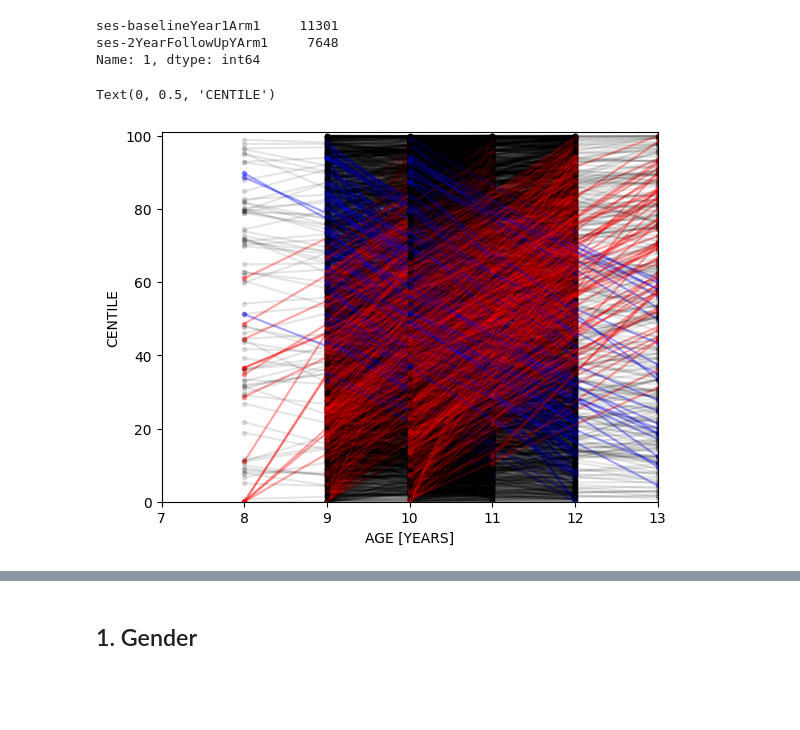
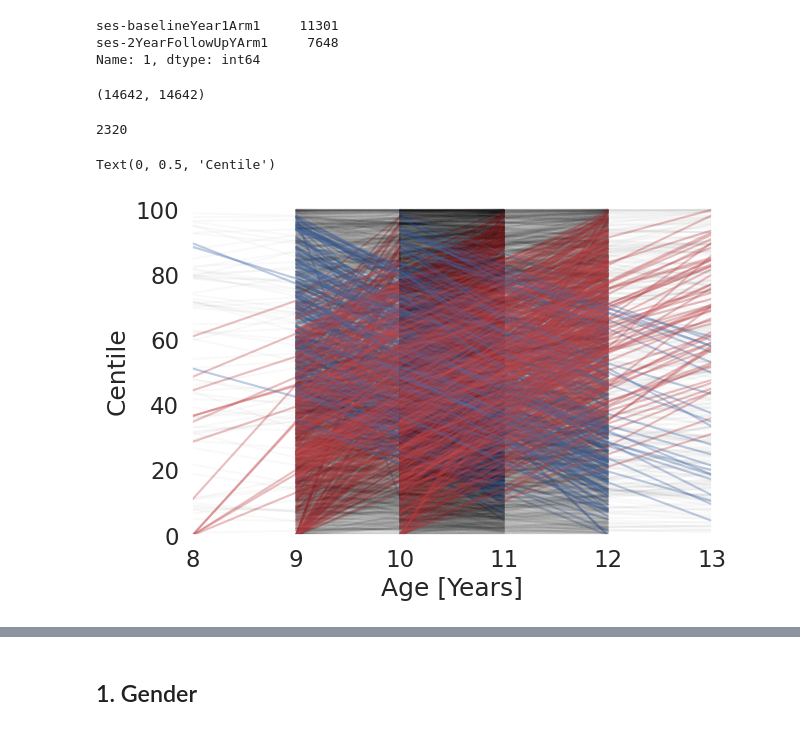
Before and after one commit to AIM-KannLab/itmt, a Jupyter notebook: ABCD-plots.ipynb, the cells around one changed output, grey strips where cells are left out. Drawn from its saved outputs; the diff is of its cells as text; code cells hidden in the pictures; blank space fills up the shorter version.

```diff
--- a/ABCD-plots.ipynb
+++ b/ABCD-plots.ipynb
@@ -184,7 +184,7 @@ Y_tmt = []
 # Directional vectors
 U_age = []
 V_tmt = []
-
+ids =[]
 id_list = df[df['Dataset']=='ABCD']['ID'].str.split("_", expand=True)[0]
 for i in range(0, len(id_list)):
     id_pat = id_list.iloc[i]
@@ -209,6 +209,7 @@ for i in range(0, len(id_list)):
             second = find_exact_percentile_return_number(df[df['ID'].str.contains(id_pat)].iloc[1]['TMT PRED AVG filtered'],
                                     second_age,
                                     df_centile_girls)
+        ids.append(id_pat)
         X_age.append(first_age)
         Y_tmt.append(first)
         U_age.append(second_age)
@@ -220,51 +221,61 @@ X_age = np.asarray(X_age)
 Y_tmt = np.asarray(Y_tmt)
 U_age = np.asarray(U_age)
 V_tmt = np.asarray(V_tmt)
+# %%
+len(ids),len(X_age)
+# %% [output]
+(14642, 14642)
 # %%
 def magnitude_(x_values,y_values):
-    alpha = 50
+    alpha = 25
     if (x_values[1]-x_values[0])>=0 and (y_values[1]-y_values[0])>=0:
         if abs(y_values[1]-y_values[0])>=alpha:
-            return_val='r.'
+            return_val='r'
             transparency=0.2
         else:
-            return_val='k.'
-            transparency=0.05
+            return_val='k'
+            transparency=0.01
     elif (y_values[1]-y_values[0])<=0 and (x_values[1]-x_values[0])<=0:
         if abs(y_values[1]-y_values[0])>=alpha:
-            return_val='r.'
+            return_val='r'
             transparency=0.2
         else:
-            return_val='k.'
-            transparency=0.05
+            return_val='k'
+            transparency=0.01
     else:
         if abs(y_values[1]-y_values[0])>=alpha:
-            return_val='b.'
+            return_val='b'
             transparency=0.2
         else:
-            return_val='k.'
-            transparency=0.05
+            return_val='k'
+            transparency=0.01
     return return_val, transparency
 # %%
 #plt.grid()
-
+sns.set(rc={'figure.figsize':(6.7,4.27),'axes.facecolor':'white', 'figure.facecolor':'white'},font_scale= 1.5)
+count = 0
+ids_extreme = []
 for i in range(0,len(X_age)):
     x_values = [X_age[i], U_age[i]]
     y_values = [Y_tmt[i], V_tmt[i]]
     col,transparency = magnitude_(x_values,y_values)
+    if transparency>0.1:
+        count+=1
+        ids_extreme.append([ids[i],y_values,x_values])
     plt.plot(x_values, y_values, col, linestyle="-",alpha=transparency)
-
 
 for item in (ax.get_xticklabels() + ax.get_yticklabels()):
     item.set_fontsize(16)
 for item in ([ax.title, ax.xaxis.label, ax.yaxis.label]):
     item.set_fontsize(35)
 
-plt.xlim(7, 13)
+print(count)
+plt.xlim(8, 13)
 plt.ylim(0, 101)
-plt.xlabel('AGE [YEARS]')
-plt.ylabel('CENTILE')
+plt.xlabel('Age [Years]')
+plt.ylabel('Centile')
 # do some color encoding
 # %% [output]
-Text(0, 0.5, 'CENTILE')
+2320
+Text(0, 0.5, 'Centile')
-[figure, old version]
+[figure, new version]
```
Also changed, not shown: parts of 53 cells of this notebook, 4 other files.
